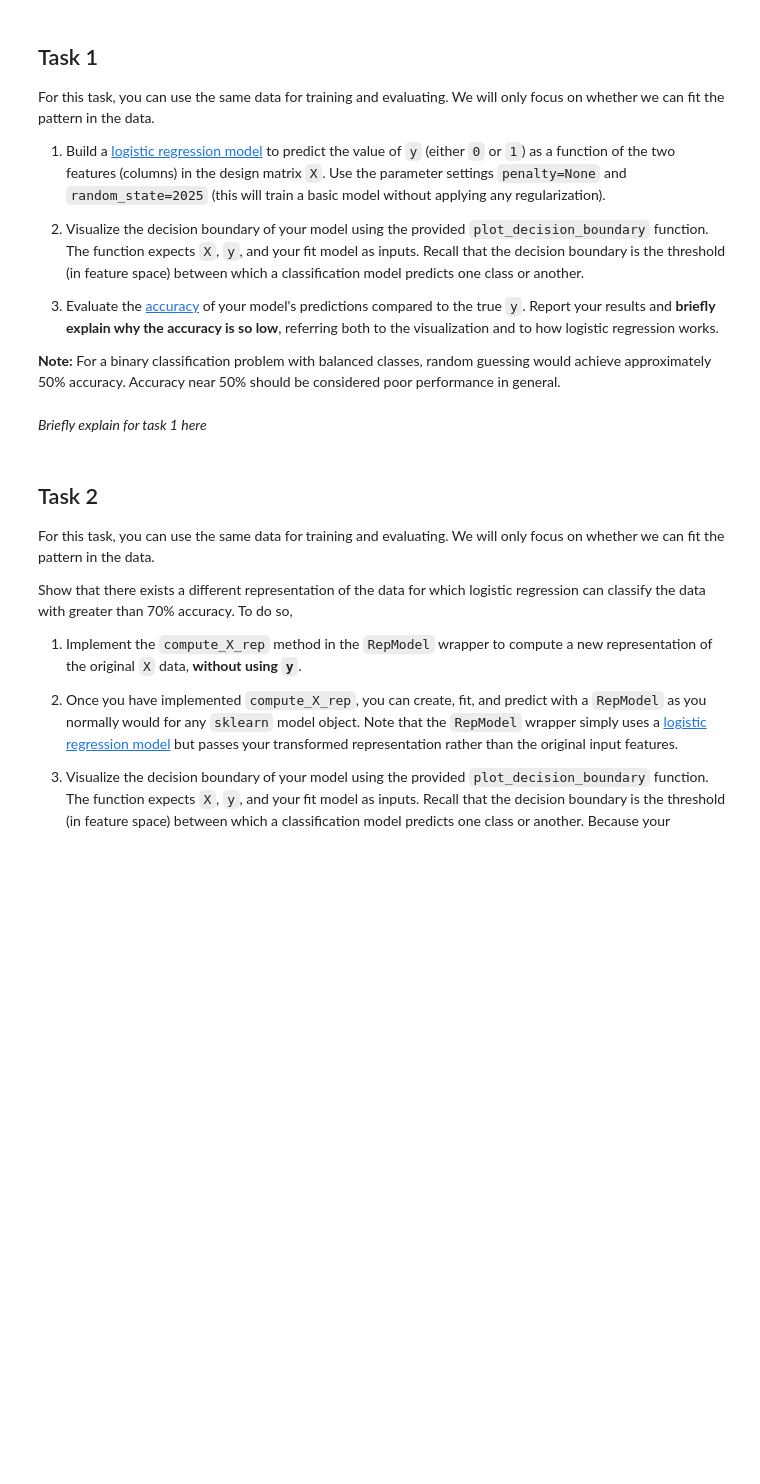
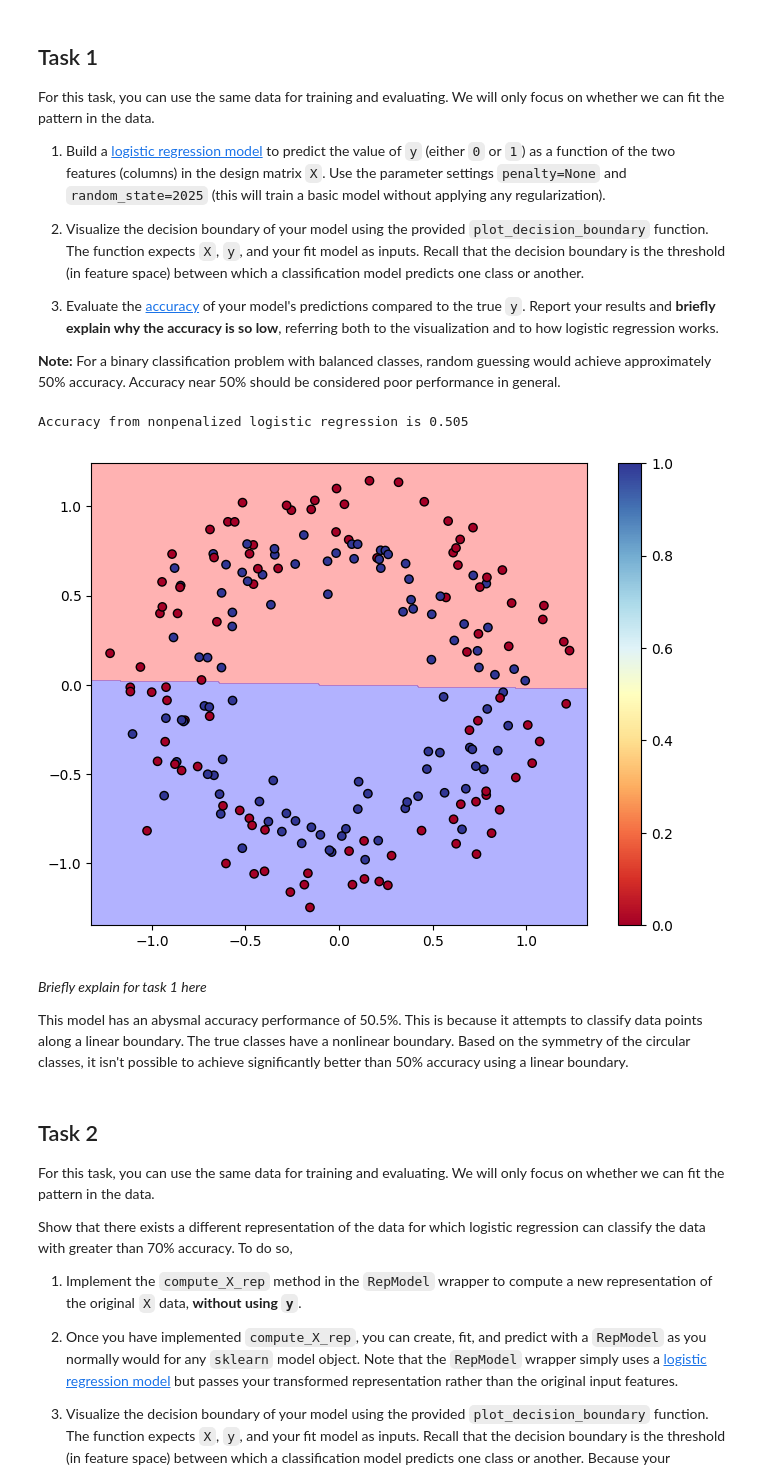
Before and after one commit to marcusmcfadden/CS372_HW, a Jupyter notebook: hw3/1-Representation.ipynb, the cells around one changed output. Drawn from its saved outputs; the diff is of its cells as text; code cells hidden in the pictures; blank space fills up the shorter version.

```diff
--- a/hw3/1-Representation.ipynb
+++ b/hw3/1-Representation.ipynb
@@ -77,5 +77,43 @@ For this task, you can use the same data for training and evaluating. We will on
-# %% [markdown]
-*Briefly explain for task 1 here*
+# %%
+# Write code for task 1 here
+
+from sklearn.linear_model import LogisticRegression
+from sklearn.preprocessing import StandardScaler
+from sklearn.metrics import ConfusionMatrixDisplay, confusion_matrix, accuracy_score, precision_score, recall_score
+
+scaler = StandardScaler()
+scaled_X = scaler.fit_transform(X, y)
+random_state = 2025
+# PENALTY IS DEPRECATED. C = np.inf REPLACES IT
+penalty = None
+C=np.inf
+max_iter = 10000
+
+
+base_logistic_regression = LogisticRegression(random_state=random_state, max_iter=max_iter, C=C).fit(scaled_X, y)
+
+base_log_reg_pred = base_logistic_regression.predict(scaler.transform(X))
+
+# Show confusion matrix stuff
+# cm = confusion_matrix(y, base_log_reg_pred)
+
+# cm_display = ConfusionMatrixDisplay(cm).plot()
+acc_baseline = accuracy_score(y, base_log_reg_pred)
+# prec_baseline = precision_score(y, base_log_reg_pred)
+# recall_baseline = recall_score(y, base_log_reg_pred)
+
+print(f"Accuracy from nonpenalized logistic regression is {acc_baseline}")
+# print(f"Precision from nonpenalized logistic regression is {prec_baseline}")
+# print(f"Recall from nonpenalized logistic regression is {recall_baseline}")
+
+plot_decision_boundary(X, y, base_logistic_regression)
+# %% [output]
+Accuracy from nonpenalized logistic regression is 0.505
+[figure, added]
+# %% [markdown]
+*Briefly explain for task 1 here*
+
+This model has an abysmal accuracy performance of 50.5%. This is because it attempts to classify data points along a linear boundary. The true classes have a nonlinear boundary. Based on the symmetry of the circular classes, it isn't possible to achieve significantly better than 50% accuracy using a linear boundary.
 # %% [markdown]
 ## Task 2
 
```
Also changed, not shown: parts of 13 cells of this notebook.
